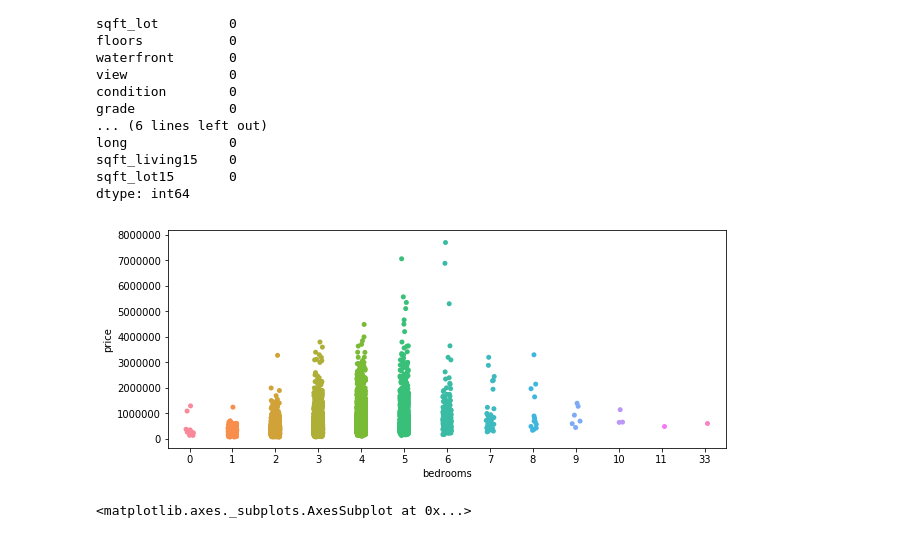
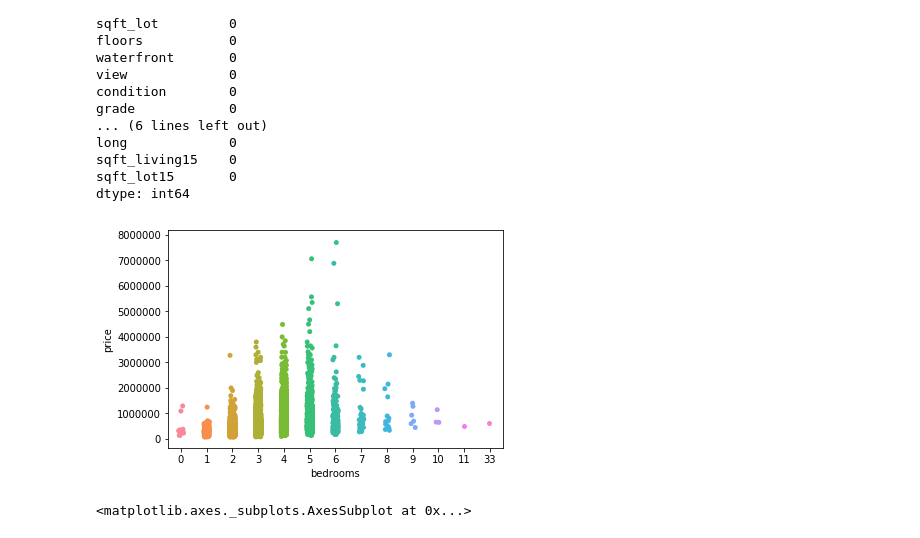
Before and after one commit to gdg-ml-team/Ml, a Jupyter notebook: example_2.ipynb, the cells around one changed output. Drawn from its saved outputs; the diff is of its cells as text; code cells hidden in the pictures.

```diff
--- a/example_2.ipynb
+++ b/example_2.ipynb
@@ -92,11 +92,9 @@ sqft_living15    0
 sqft_lot15       0
 dtype: int64
 # %%
-
-plt.figure(figsize=(10, 4))
 sb.stripplot(x="bedrooms", y="price", data=df);
 # %% [output]
-[figure, old version]
+[figure, new version]
 # %%
 sb.countplot(x='bedrooms',data=df, palette='hls')
 # %% [output]
```
Also changed, not shown: parts of 6 cells of this notebook.
